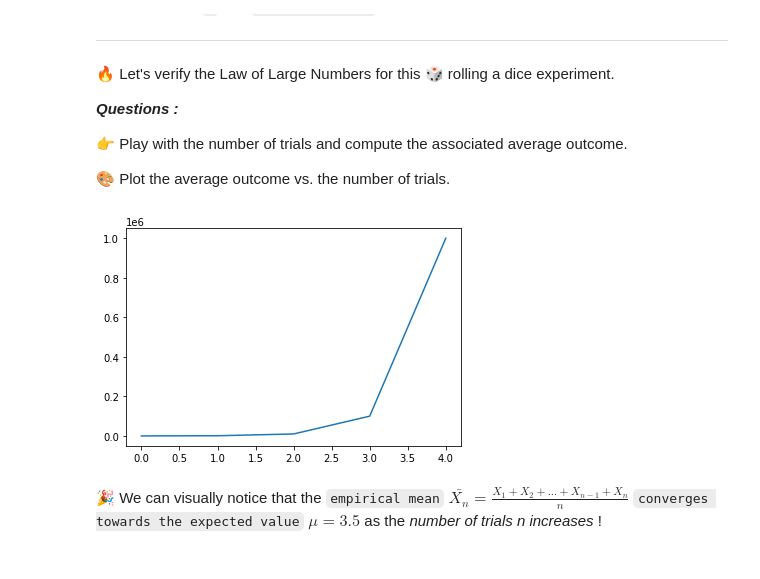
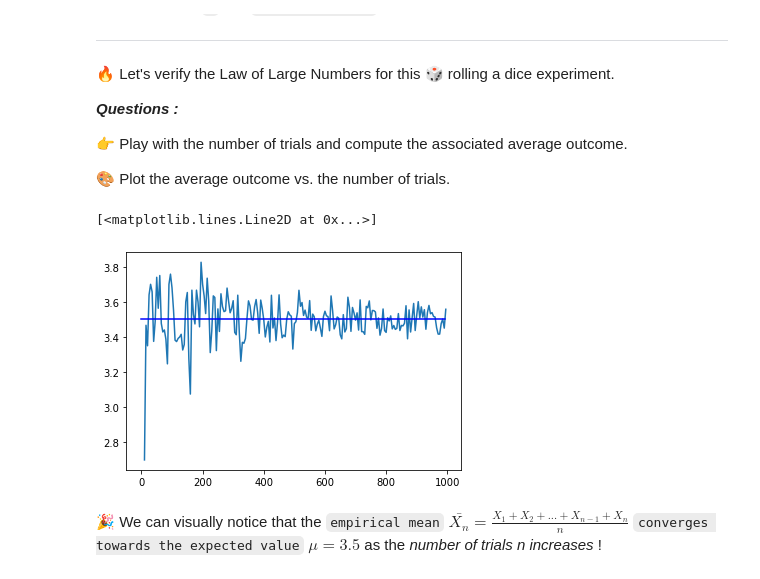
Before and after one commit to Dylanreichart5/Brief_5, a Jupyter notebook: law_of_large_number.ipynb, the cells around one changed output. Drawn from its saved outputs; the diff is of its cells as text; code cells hidden in the pictures; folded sections open.

```diff
--- a/law_of_large_number.ipynb
+++ b/law_of_large_number.ipynb
@@ -74,14 +76,18 @@ where `X` denotes the `random outcome` of `rolling a dice`.
 # %%
 # 100 trials = 3.34, 1000 trials = 3.577, 10000= 3.446, 100000 3.4917, 1000000=3.49325
 
-trials = [100,1000,10000, 100000, 1000000]
-result = [3.34,3.577,446,3.4917,3.49325]
+trials = []
+average_outcome=[]
+for i in range (10, 1000, 5):
+    outcomes = np.random.randint(1,6+1, size = i)
+    average_outcome.append(sum(outcomes)/len(outcomes))
+    trials.append(i)
 
-plt.plot(trials)
-
-plt.show()
+plt.plot(trials,average_outcome)
+plt.plot([3.5]*i, color = "blue")
 # %% [output]
+[<matplotlib.lines.Line2D at 0x...>]
-[figure, old version]
+[figure, new version]
 # %% [markdown]
 🎉 We can visually notice that the `empirical mean` $ \bar{X_n} = \frac{X_1 + X_2 + ... + X_{n-1} + X_n}{n}$ `converges towards the expected value` $ \mu = 3.5 $ as the *number of trials n increases* !
 # %% [markdown]
```
Also changed, not shown: parts of 3 cells of this notebook.
